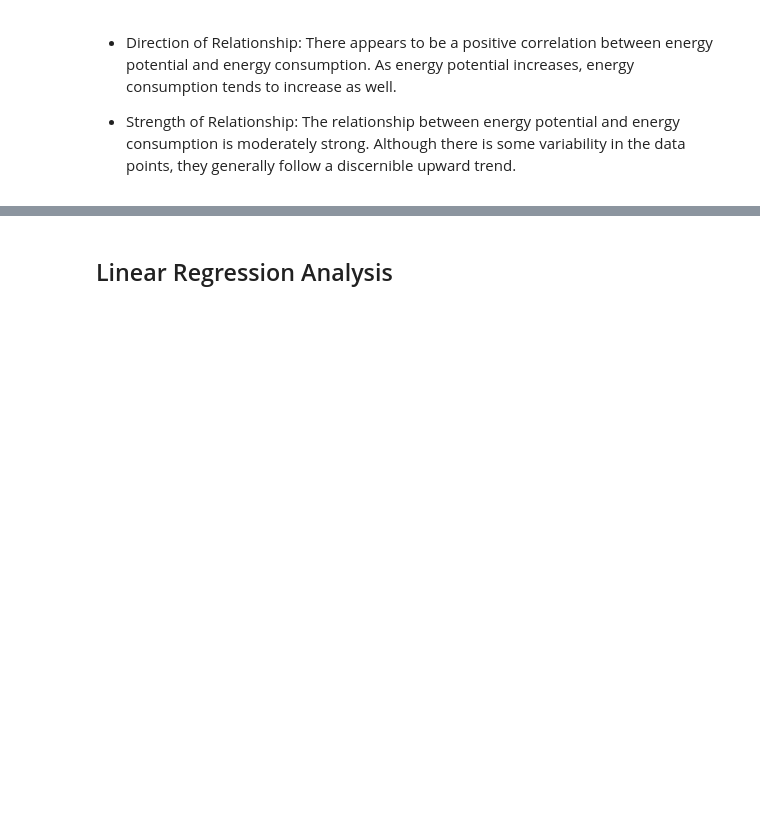
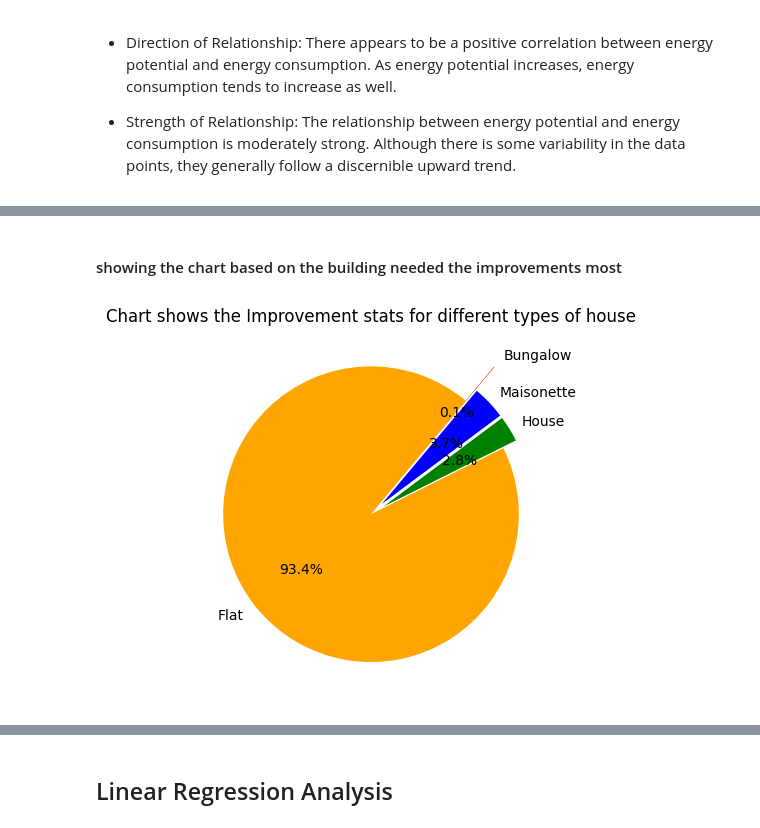
Before and after one commit to aniik8/ML-assessment, a Jupyter notebook: EDA-Assessment/EDA-Assessment.ipynb, the cells around one changed output, grey strips where cells are left out. Cells and saved outputs as stored; diff of their text form; code cells hidden in the pictures; blank space fills up the shorter version.

Commit message:
added the second data

```diff
--- a/EDA-Assessment/EDA-Assessment.ipynb
+++ b/EDA-Assessment/EDA-Assessment.ipynb
@@ -349,0 +352,2 @@ plt.show()
+# %%
+merged_df = pd.merge(data_certificate, data_recommendations, on='LMK_KEY', how='outer')
@@ -349,0 +356,3 @@ plt.show()
+# %%
+merged_df.fillna('0', inplace=True)
+merged_df.head(5)
@@ -349,0 +367,5 @@ plt.show()
+# %%
+#improvement items based on the types of buildings
+merged_df['IMPROVEMENT_ITEM'] = merged_df['IMPROVEMENT_ID'].astype('float')
+improvement_property = merged_df.groupby('PROPERTY_TYPE')['IMPROVEMENT_ID'].count().reset_index()
+improvement_property
@@ -349,0 +378,11 @@ plt.show()
+# %% [markdown]
+#### showing the chart based on the building needed the improvements most
+# %%
+label = ['Bungalow', 'Flat', 'House', 'Maisonette']
+colors = ['red', 'orange', 'green', 'blue']
+explode = [0.3, 0, 0.1, 0.1]
+plt.pie(improvement_property['IMPROVEMENT_ID'], colors=colors, labels=label, autopct='%1.1f%%', explode=explode, startangle=50)
+plt.title("Chart shows the Improvement stats for different types of house")
+plt.show()
+# %% [output]
+[figure, added]
```
Also changed, not shown: parts of 13 cells of this notebook, 1 other file.
